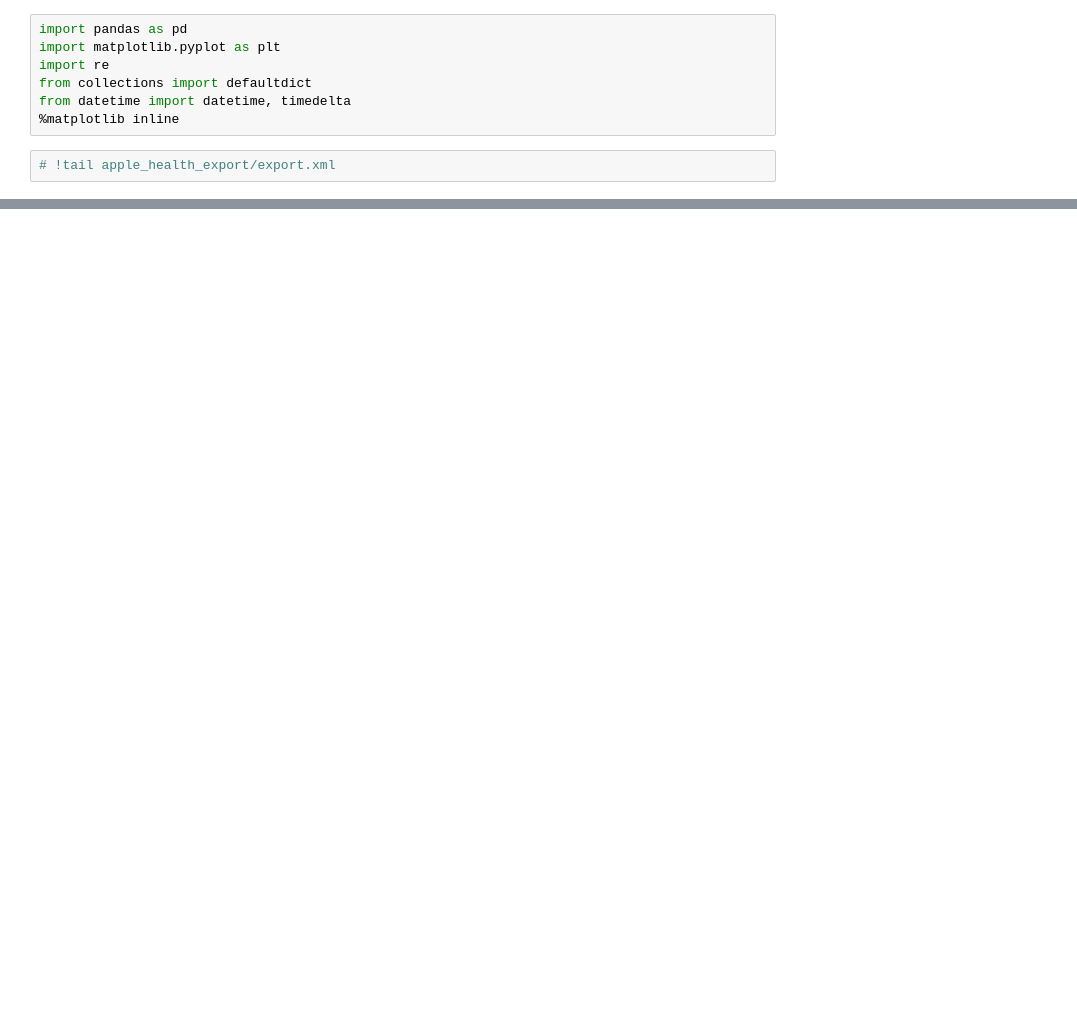
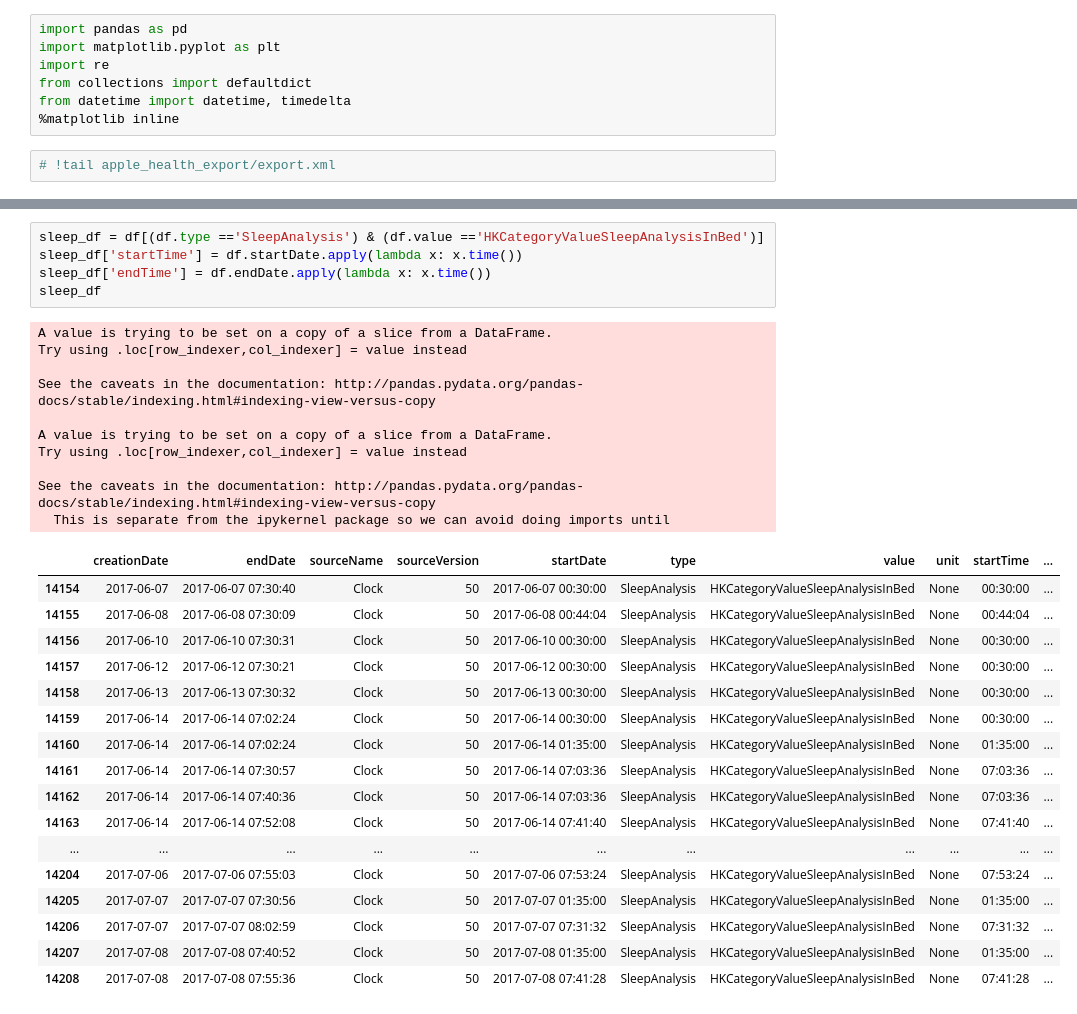
Before and after one commit to tamlt2704/tamlt2704.github.io, a Jupyter notebook: posts/iphone-health-data/index.ipynb, the cells around one changed output, grey strips where cells are left out. Drawn from its saved outputs; the diff is of its cells as text; blank space fills up the shorter version.

Commit message:
Nikola auto commit.
Source commit: ac9f9e7fb8924d64efbcb678e19824dfb5032594
Nikola version: 7.8.10

```diff
--- a/posts/iphone-health-data/index.ipynb
+++ b/posts/iphone-health-data/index.ipynb
@@ -102,0 +134,33 @@ df2
+# %%
+sleep_df = df[(df.type =='SleepAnalysis') & (df.value =='HKCategoryValueSleepAnalysisInBed')]
+sleep_df['startTime'] = df.startDate.apply(lambda x: x.time())
+sleep_df['endTime'] = df.endDate.apply(lambda x: x.time())
+sleep_df
+# %% [output]
+A value is trying to be set on a copy of a slice from a DataFrame.
+Try using .loc[row_indexer,col_indexer] = value instead
+
+See the caveats in the documentation: http://pandas.pydata.org/pandas-docs/stable/indexing.html#indexing-view-versus-copy
+
+A value is trying to be set on a copy of a slice from a DataFrame.
+Try using .loc[row_indexer,col_indexer] = value instead
+
+See the caveats in the documentation: http://pandas.pydata.org/pandas-docs/stable/indexing.html#indexing-view-versus-copy
+  This is separate from the ipykernel package so we can avoid doing imports until
+|  | creationDate | endDate | sourceName | sourceVersion | startDate | type | value | unit | startTime | ... |
+| 14154 | 2017-06-07 | 2017-06-07 07:30:40 | Clock | 50 | 2017-06-07 00:30:00 | SleepAnalysis | HKCategoryValueSleepAnalysisInBed | None | 00:30:00 | ... |
+| 14155 | 2017-06-08 | 2017-06-08 07:30:09 | Clock | 50 | 2017-06-08 00:44:04 | SleepAnalysis | HKCategoryValueSleepAnalysisInBed | None | 00:44:04 | ... |
+| 14156 | 2017-06-10 | 2017-06-10 07:30:31 | Clock | 50 | 2017-06-10 00:30:00 | SleepAnalysis | HKCategoryValueSleepAnalysisInBed | None | 00:30:00 | ... |
+| 14157 | 2017-06-12 | 2017-06-12 07:30:21 | Clock | 50 | 2017-06-12 00:30:00 | SleepAnalysis | HKCategoryValueSleepAnalysisInBed | None | 00:30:00 | ... |
+| 14158 | 2017-06-13 | 2017-06-13 07:30:32 | Clock | 50 | 2017-06-13 00:30:00 | SleepAnalysis | HKCategoryValueSleepAnalysisInBed | None | 00:30:00 | ... |
+| 14159 | 2017-06-14 | 2017-06-14 07:02:24 | Clock | 50 | 2017-06-14 00:30:00 | SleepAnalysis | HKCategoryValueSleepAnalysisInBed | None | 00:30:00 | ... |
+| 14160 | 2017-06-14 | 2017-06-14 07:02:24 | Clock | 50 | 2017-06-14 01:35:00 | SleepAnalysis | HKCategoryValueSleepAnalysisInBed | None | 01:35:00 | ... |
+| 14161 | 2017-06-14 | 2017-06-14 07:30:57 | Clock | 50 | 2017-06-14 07:03:36 | SleepAnalysis | HKCategoryValueSleepAnalysisInBed | None | 07:03:36 | ... |
+| 14162 | 2017-06-14 | 2017-06-14 07:40:36 | Clock | 50 | 2017-06-14 07:03:36 | SleepAnalysis | HKCategoryValueSleepAnalysisInBed | None | 07:03:36 | ... |
+| 14163 | 2017-06-14 | 2017-06-14 07:52:08 | Clock | 50 | 2017-06-14 07:41:40 | SleepAnalysis | HKCategoryValueSleepAnalysisInBed | None | 07:41:40 | ... |
+| ... | ... | ... | ... | ... | ... | ... | ... | ... | ... | ... |
+| 14204 | 2017-07-06 | 2017-07-06 07:55:03 | Clock | 50 | 2017-07-06 07:53:24 | SleepAnalysis | HKCategoryValueSleepAnalysisInBed | None | 07:53:24 | ... |
+| 14205 | 2017-07-07 | 2017-07-07 07:30:56 | Clock | 50 | 2017-07-07 01:35:00 | SleepAnalysis | HKCategoryValueSleepAnalysisInBed | None | 01:35:00 | ... |
+| 14206 | 2017-07-07 | 2017-07-07 08:02:59 | Clock | 50 | 2017-07-07 07:31:32 | SleepAnalysis | HKCategoryValueSleepAnalysisInBed | None | 07:31:32 | ... |
+| 14207 | 2017-07-08 | 2017-07-08 07:40:52 | Clock | 50 | 2017-07-08 01:35:00 | SleepAnalysis | HKCategoryValueSleepAnalysisInBed | None | 01:35:00 | ... |
+| 14208 | 2017-07-08 | 2017-07-08 07:55:36 | Clock | 50 | 2017-07-08 07:41:28 | SleepAnalysis | HKCategoryValueSleepAnalysisInBed | None | 07:41:28 | ... |
```
Also changed, not shown: parts of 9 cells of this notebook, 4 other files.
